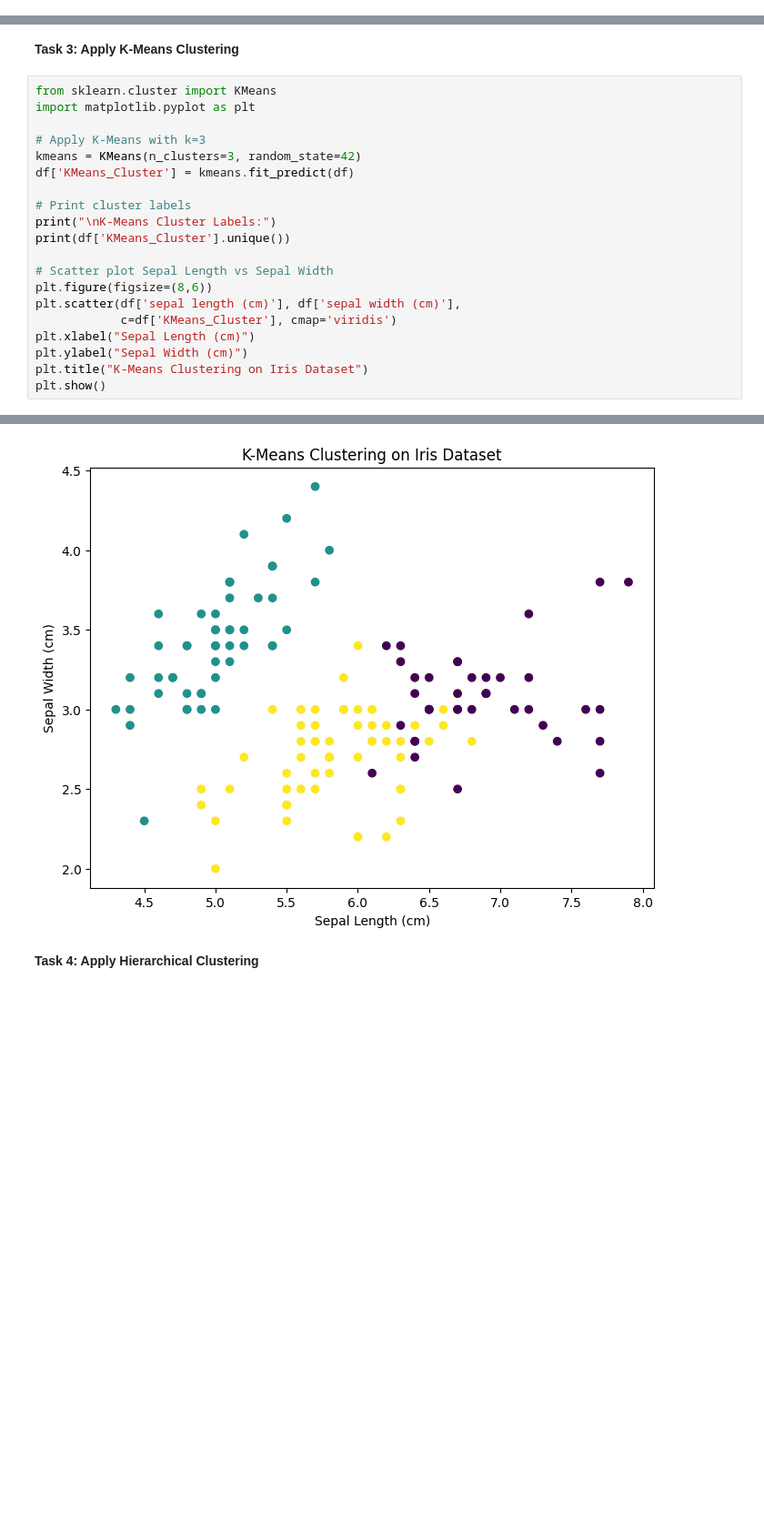
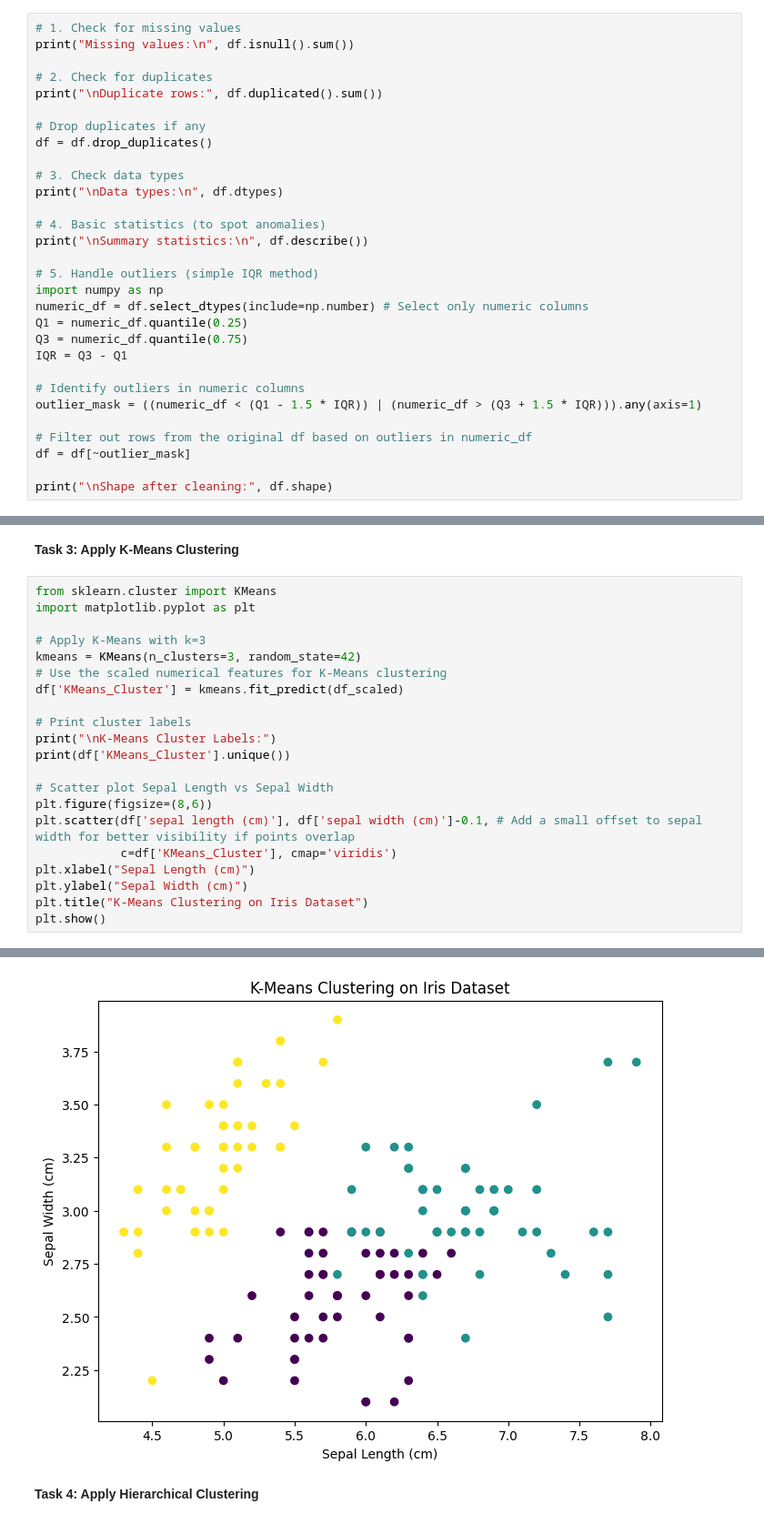
Before and after one commit to MageroOduor/ML, a Jupyter notebook: Practical_Assignment_–_Clustering_with_the_Iris_Dataset.ipynb, the cells around one changed output, grey strips where cells are left out. Shown at 91% size. Saved outputs shown, nothing was run; the diff lists cells and outputs as text; blank space fills up the shorter version.

```diff
--- a/Practical_Assignment_–_Clustering_with_the_Iris_Dataset.ipynb
+++ b/Practical_Assignment_–_Clustering_with_the_Iris_Dataset.ipynb
@@ -31,0 +81,30 @@ Column names: ['sepal length (cm)', 'sepal width (cm)', 'petal length (cm)', 'pe
+# %%
+# 1. Check for missing values
+print("Missing values:\n", df.isnull().sum())
+
+# 2. Check for duplicates
+print("\nDuplicate rows:", df.duplicated().sum())
+
+# Drop duplicates if any
+df = df.drop_duplicates()
+
+# 3. Check data types
+print("\nData types:\n", df.dtypes)
+
+# 4. Basic statistics (to spot anomalies)
+print("\nSummary statistics:\n", df.describe())
+
+# 5. Handle outliers (simple IQR method)
+import numpy as np
+numeric_df = df.select_dtypes(include=np.number) # Select only numeric columns
+Q1 = numeric_df.quantile(0.25)
+Q3 = numeric_df.quantile(0.75)
+IQR = Q3 - Q1
+
+# Identify outliers in numeric columns
+outlier_mask = ((numeric_df < (Q1 - 1.5 * IQR)) | (numeric_df > (Q3 + 1.5 * IQR))).any(axis=1)
+
+# Filter out rows from the original df based on outliers in numeric_df
+df = df[~outlier_mask]
+
+print("\nShape after cleaning:", df.shape)
@@ -37,7 +198,8 @@ import matplotlib.pyplot as plt
 
 # Apply K-Means with k=3
 kmeans = KMeans(n_clusters=3, random_state=42)
-df['KMeans_Cluster'] = kmeans.fit_predict(df)
+# Use the scaled numerical features for K-Means clustering
+df['KMeans_Cluster'] = kmeans.fit_predict(df_scaled)
 
 # Print cluster labels
 print("\nK-Means Cluster Labels:")
@@ -45,7 +207,7 @@ print(df['KMeans_Cluster'].unique())
 
 # Scatter plot Sepal Length vs Sepal Width
 plt.figure(figsize=(8,6))
-plt.scatter(df['sepal length (cm)'], df['sepal width (cm)'],
+plt.scatter(df['sepal length (cm)'], df['sepal width (cm)']-0.1, # Add a small offset to sepal width for better visibility if points overlap
             c=df['KMeans_Cluster'], cmap='viridis')
 plt.xlabel("Sepal Length (cm)")
 plt.ylabel("Sepal Width (cm)")
@@ -57,4 +219,4 @@ K-Means Cluster Labels:
-[figure, old version]
+[figure, new version]
 # %% [markdown]
 **Task 4: Apply Hierarchical Clustering**
 # %%
```
Also changed, not shown: parts of 11 cells of this notebook.
